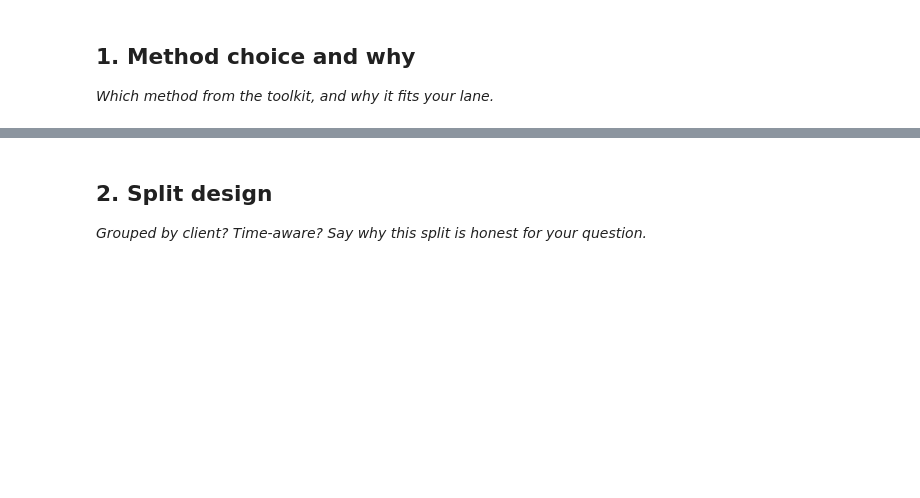
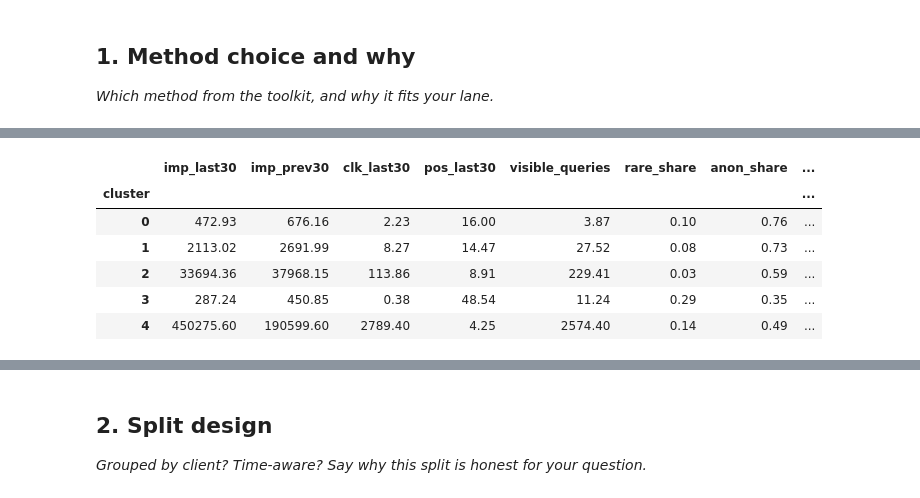
Before and after one commit to Ariba86/flyrank-ml-internship, a Jupyter notebook: work/notebooks/w05_model.ipynb, the cells around one changed output, grey strips where cells are left out. Cells and saved outputs as stored; diff of their text form; code cells hidden in the pictures; blank space fills up the shorter version.

```diff
--- a/work/notebooks/w05_model.ipynb
+++ b/work/notebooks/w05_model.ipynb
@@ -15,0 +103,12 @@ This skeleton is yours to fill. Work the sections **in order** — each one has
+# %%
+cluster_profile = cluster_data.groupby('cluster')[feature_cols].mean().round(2)
+cluster_profile['count'] = cluster_data['cluster'].value_counts().sort_index()
+cluster_profile
+# %% [output]
+|  | imp_last30 | imp_prev30 | clk_last30 | pos_last30 | visible_queries | rare_share | anon_share | ... |
+| cluster |  |  |  |  |  |  |  | ... |
+| 0 | 472.93 | 676.16 | 2.23 | 16.00 | 3.87 | 0.10 | 0.76 | ... |
+| 1 | 2113.02 | 2691.99 | 8.27 | 14.47 | 27.52 | 0.08 | 0.73 | ... |
+| 2 | 33694.36 | 37968.15 | 113.86 | 8.91 | 229.41 | 0.03 | 0.59 | ... |
+| 3 | 287.24 | 450.85 | 0.38 | 48.54 | 11.24 | 0.29 | 0.35 | ... |
+| 4 | 450275.60 | 190599.60 | 2789.40 | 4.25 | 2574.40 | 0.14 | 0.49 | ... |
```
Also changed, not shown: parts of 11 cells of this notebook.
